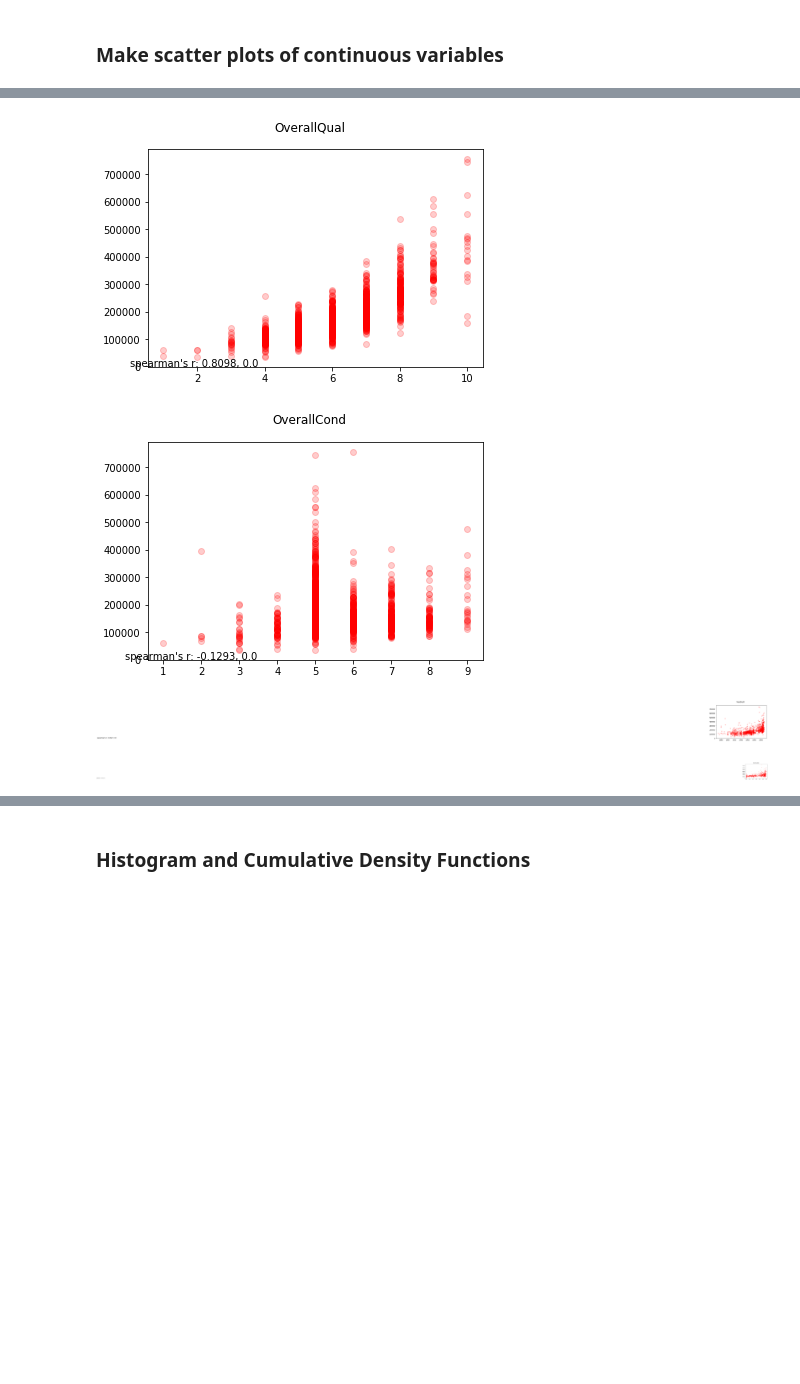
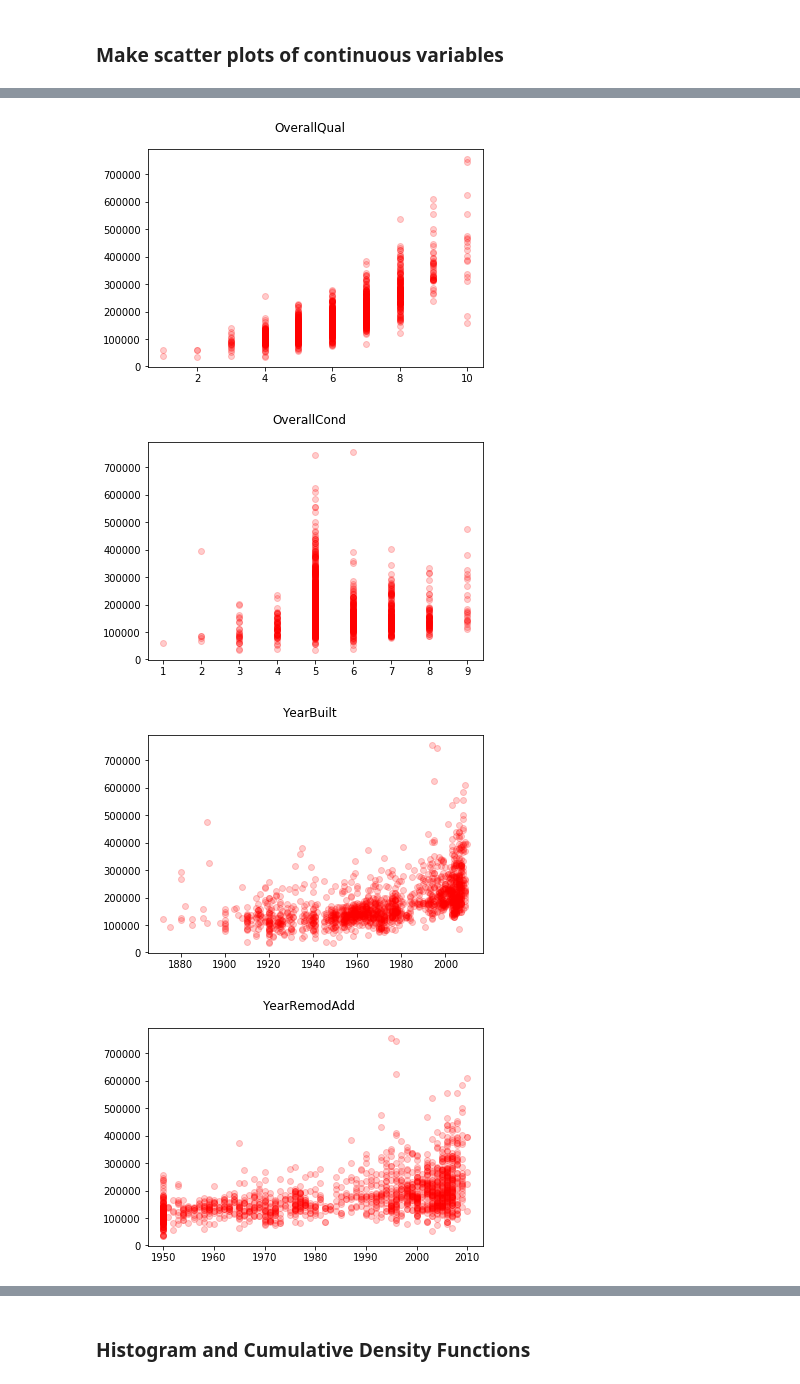
Before and after one commit to SteveScott/Ames2, a Jupyter notebook: Ames/notebooks/explore.ipynb, the cells around one changed output, grey strips where cells are left out. Drawn from its saved outputs; the diff is of its cells as text; code cells hidden in the pictures; blank space fills up the shorter version.

```diff
--- a/Ames/notebooks/explore.ipynb
+++ b/Ames/notebooks/explore.ipynb
@@ -66,0 +73,2 @@ train_dataframe.head(10)
+# %%
+train_dataframe = train_dataframe.rename(columns={"1stFlrSF": "FirstFlrSF", "2ndFlrSF": "SecondFlrSF", "3SsnPorch": "ThreeSsnPorch"})
@@ -147,4 +192,20 @@ cols = [
+# %%
+def my_continuous_corr_plot(col_name, input_dataframe):
+    plt.suptitle("{}".format(col_name))
+    yval = input_dataframe['SalePrice'].values
+    xval = input_dataframe[col_name].values
+    nas = np.logical_or(np.isnan(xval), np.isnan(yval))
+    spearman = sp.spearmanr(xval[~nas], yval[~nas])
+    #text caused an error
+    #plt.text(0,0, "spearman\'s r: " + str(round(spearman[0], 4)) + ", " + str(round(spearman[1], 4)))
+    plt.scatter(xval[~nas], yval[~nas], c='red', alpha='0.2', )
+    plt.show()
+
+def my_cat_corr_plot(col_name, input_dataframe):
+    plt.suptitle("{}".format(col_name))
+    sns.catplot(x=col_name, y='SalePrice', data=train_dataframe)
+    plt.show()
 # %%
 for col in cols:
-    myCorrPlot(col, train_dataframe)
+    my_continuous_corr_plot(col, train_dataframe)
 # %% [output]
@@ -153,4 +214,4 @@ for col in cols:
-[figure, old version]
+[figure, new version]
-[figure, old version]
+[figure, new version]
-[figure, old version]
+[figure, new version]
-[figure, old version]
+[figure, new version]
```
Also changed, not shown: parts of 17 cells of this notebook, 1 other file.
